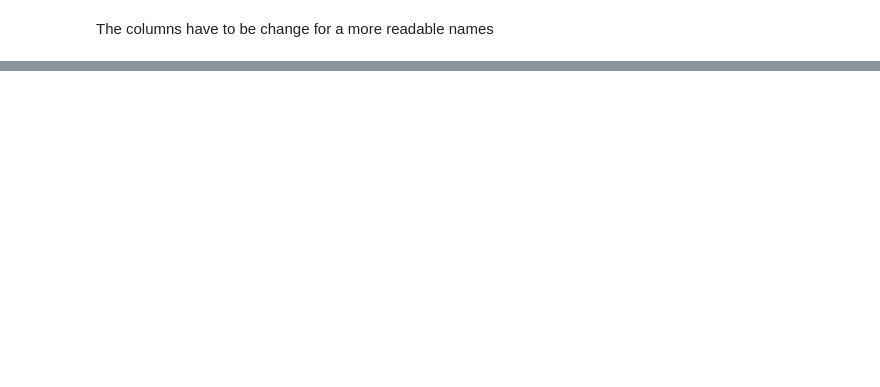
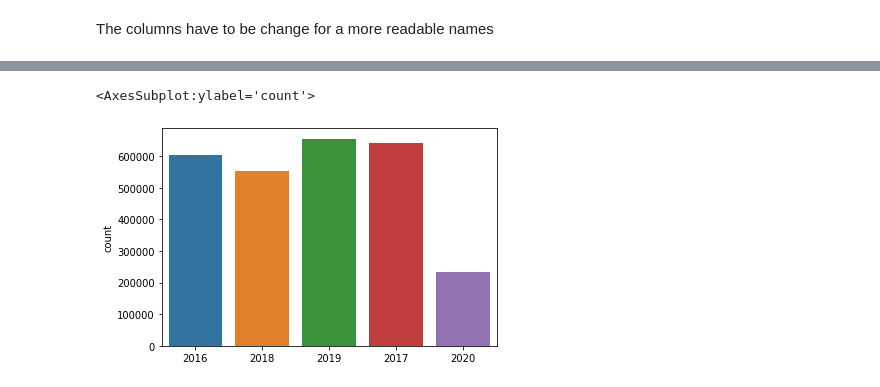
Before and after one commit to rafael-ariascalles/nlp-glg-clustering-pipeline, a Jupyter notebook: notebooks/dataUnderstanding.ipynb, the cells around one changed output, grey strips where cells are left out. Drawn from its saved outputs; the diff is of its cells as text; code cells hidden in the pictures; blank space fills up the shorter version.

```diff
--- a/notebooks/dataUnderstanding.ipynb
+++ b/notebooks/dataUnderstanding.ipynb
@@ -116,0 +103,5 @@ only showing top 50 rows
+# %%
+sns.countplot(x=df["train"]["year"])
+# %% [output]
+<AxesSubplot:ylabel='count'>
+[figure, added]
```
Also changed, not shown: parts of 24 cells of this notebook, 1 other file.
